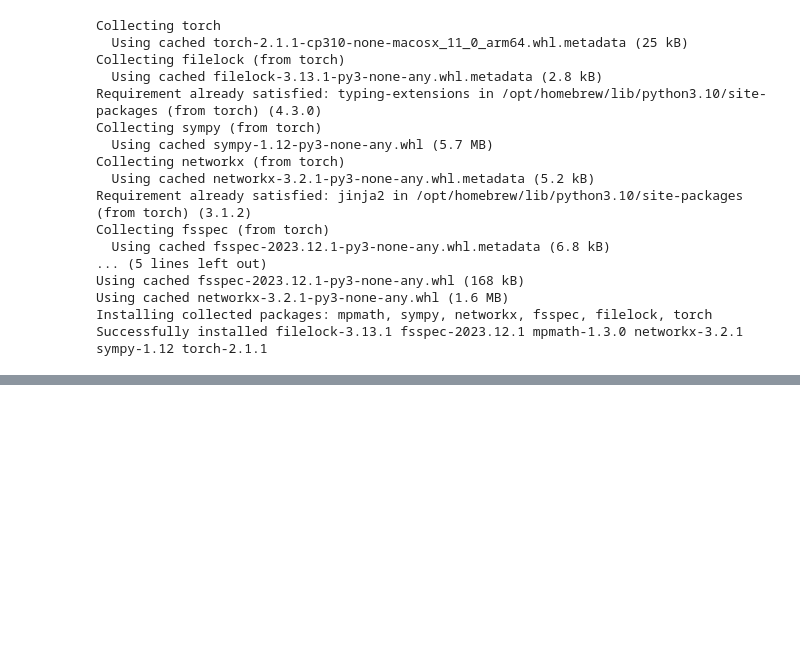
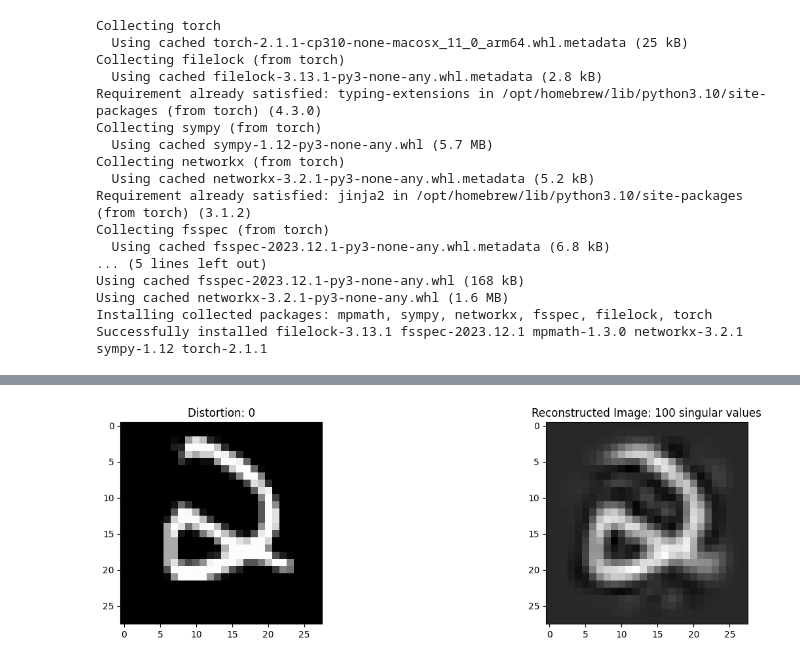
Before and after one commit to jlpercy/DimensionReductionMNIST, a Jupyter notebook: fisheye_2.ipynb, the cells around one changed output, grey strips where cells are left out. Saved outputs shown, nothing was run; the diff lists cells and outputs as text; code cells hidden in the pictures; blank space fills up the shorter version.

```diff
--- a/fisheye_2.ipynb
+++ b/fisheye_2.ipynb
@@ -107,0 +186,22 @@ for img, _ in mnist_loader:
+# %%
+def reconstruct_images(U, E, V_t, num_components):
+    # Reconstruct images from the first `num_components` components
+    reconstructed_images = np.dot(U[:, :num_components], np.dot(np.diag(E[:num_components]), V_t[:num_components, :]))
+    return reconstructed_images
+
+def plot_reconstructed_images(imgs, U, E, V, dist, num_components=50):
+    reconstructed_images = reconstruct_images(U, E, V, num_components)
+    fig, ax = plt.subplots(1, 2, figsize=(16, 4))
+    ax[0].imshow(imgs, cmap='gray')
+    ax[1].imshow(reconstructed_images[0].reshape(28,28), cmap='gray')
+
+    ax[0].set_title(f'Distortion: {dist}')
+    ax[1].set_title(f'Reconstructed Image: {num_components} singular values')
+
+    # decrease space between axes
+    plt.subplots_adjust(wspace=0.1)
+    plt.show()
+# %%
+plot_reconstructed_images(original_images[0], U_orig, E_orig, V_t_orig, 0, 100)
+# %% [output]
+[figure, added]
```
Also changed, not shown: parts of 12 cells of this notebook, 1 other file.
